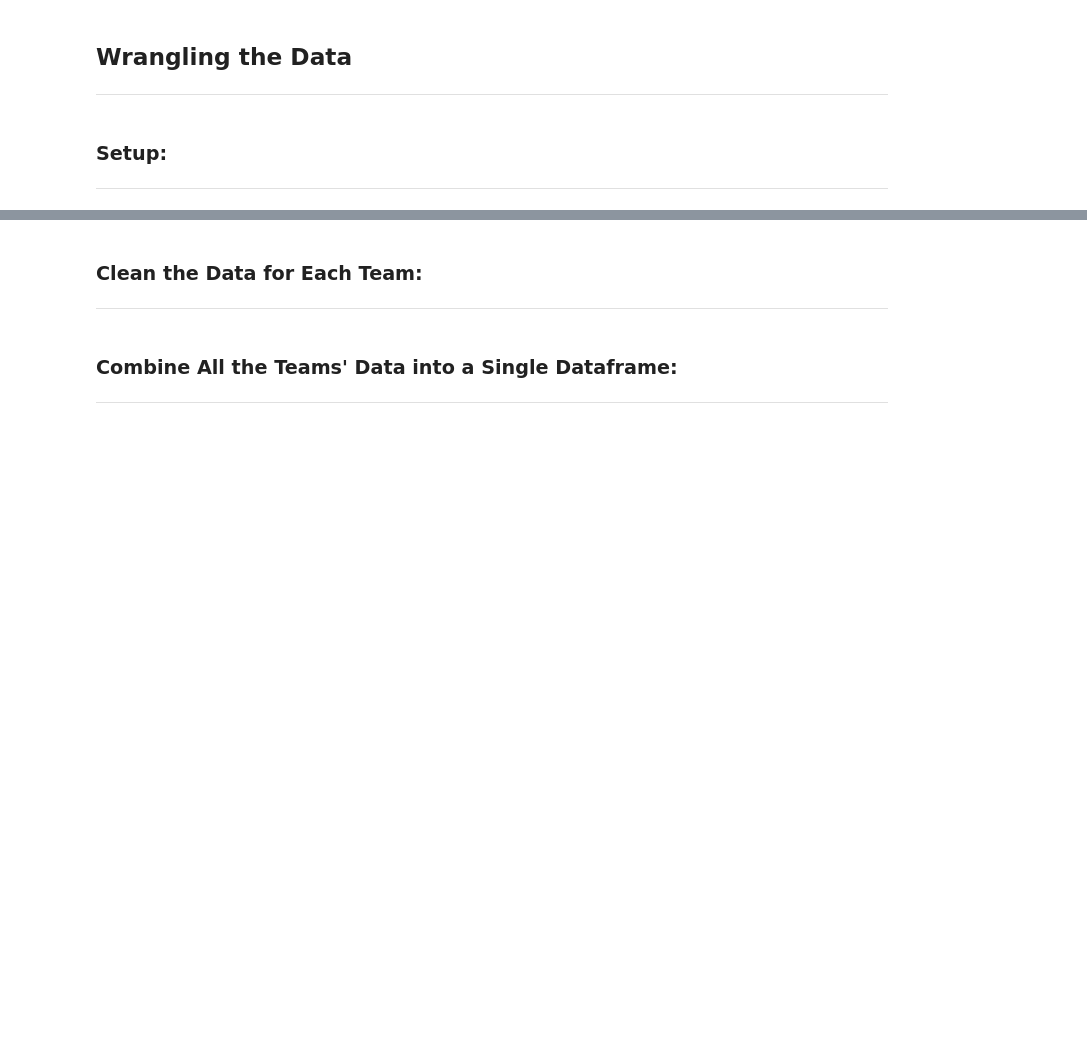
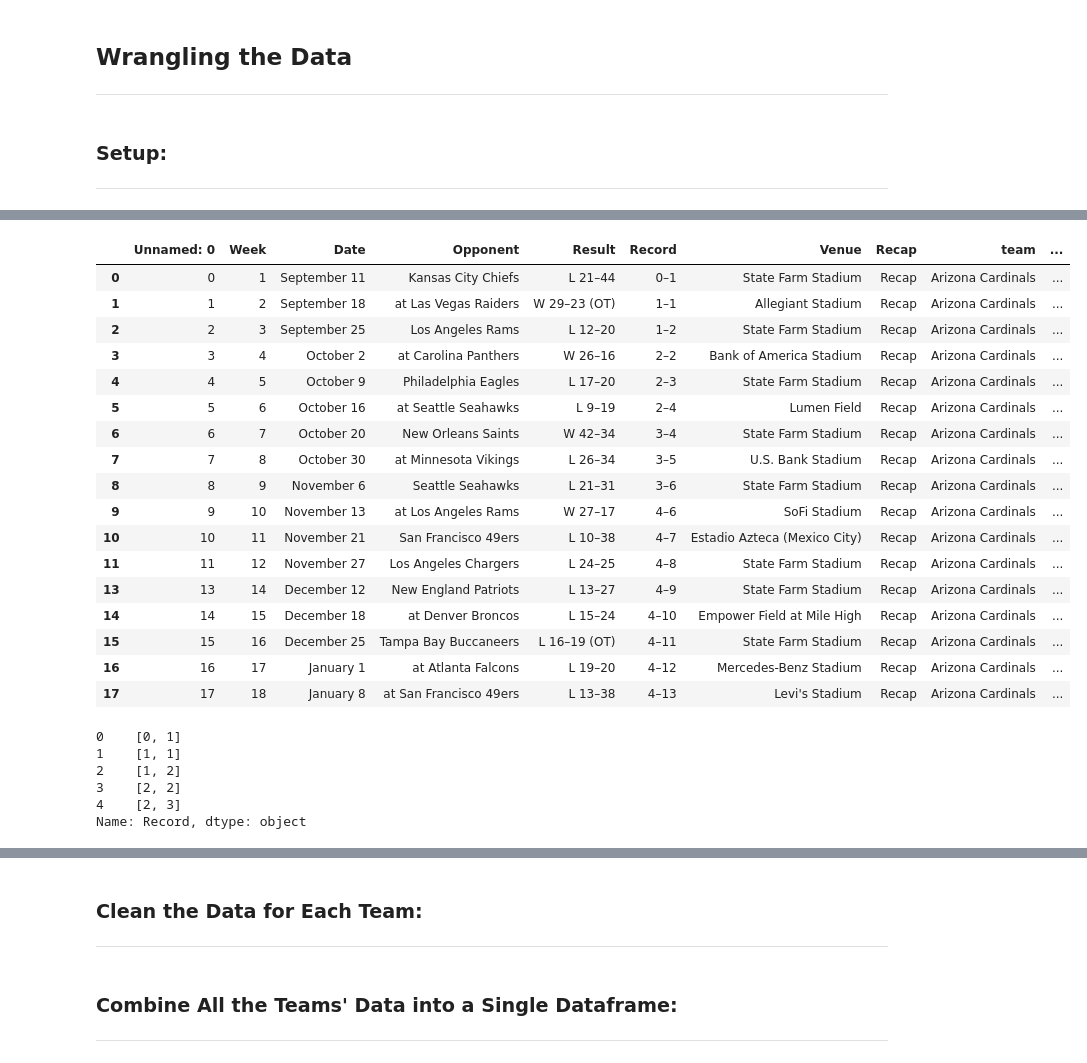
Before and after one commit to cwolf1424/Group_Project_4-NFL_Game_Outcome_Predictor, a Jupyter notebook: 03-Wrangling_Data/Wrangling_Data.ipynb, the cells around one changed output, grey strips where cells are left out. Saved outputs shown, nothing was run; the diff lists cells and outputs as text; code cells hidden in the pictures; blank space fills up the shorter version.

```diff
--- a/03-Wrangling_Data/Wrangling_Data.ipynb
+++ b/03-Wrangling_Data/Wrangling_Data.ipynb
@@ -66,0 +84,34 @@ master_df
+# %%
+# Drop Bye Weeks
+cur_df = cur_df[cur_df["Result"].str.contains("Bye") == False]
+cur_df
+# %% [output]
+|  | Unnamed: 0 | Week | Date | Opponent | Result | Record | Venue | Recap | team | ... |
+| 0 | 0 | 1 | September 11 | Kansas City Chiefs | L 21–44 | 0–1 | State Farm Stadium | Recap | Arizona Cardinals | ... |
+| 1 | 1 | 2 | September 18 | at Las Vegas Raiders | W 29–23 (OT) | 1–1 | Allegiant Stadium | Recap | Arizona Cardinals | ... |
+| 2 | 2 | 3 | September 25 | Los Angeles Rams | L 12–20 | 1–2 | State Farm Stadium | Recap | Arizona Cardinals | ... |
+| 3 | 3 | 4 | October 2 | at Carolina Panthers | W 26–16 | 2–2 | Bank of America Stadium | Recap | Arizona Cardinals | ... |
+| 4 | 4 | 5 | October 9 | Philadelphia Eagles | L 17–20 | 2–3 | State Farm Stadium | Recap | Arizona Cardinals | ... |
+| 5 | 5 | 6 | October 16 | at Seattle Seahawks | L 9–19 | 2–4 | Lumen Field | Recap | Arizona Cardinals | ... |
+| 6 | 6 | 7 | October 20 | New Orleans Saints | W 42–34 | 3–4 | State Farm Stadium | Recap | Arizona Cardinals | ... |
+| 7 | 7 | 8 | October 30 | at Minnesota Vikings | L 26–34 | 3–5 | U.S. Bank Stadium | Recap | Arizona Cardinals | ... |
+| 8 | 8 | 9 | November 6 | Seattle Seahawks | L 21–31 | 3–6 | State Farm Stadium | Recap | Arizona Cardinals | ... |
+| 9 | 9 | 10 | November 13 | at Los Angeles Rams | W 27–17 | 4–6 | SoFi Stadium | Recap | Arizona Cardinals | ... |
+| 10 | 10 | 11 | November 21 | San Francisco 49ers | L 10–38 | 4–7 | Estadio Azteca (Mexico City) | Recap | Arizona Cardinals | ... |
+| 11 | 11 | 12 | November 27 | Los Angeles Chargers | L 24–25 | 4–8 | State Farm Stadium | Recap | Arizona Cardinals | ... |
+| 13 | 13 | 14 | December 12 | New England Patriots | L 13–27 | 4–9 | State Farm Stadium | Recap | Arizona Cardinals | ... |
+| 14 | 14 | 15 | December 18 | at Denver Broncos | L 15–24 | 4–10 | Empower Field at Mile High | Recap | Arizona Cardinals | ... |
+| 15 | 15 | 16 | December 25 | Tampa Bay Buccaneers | L 16–19 (OT) | 4–11 | State Farm Stadium | Recap | Arizona Cardinals | ... |
+| 16 | 16 | 17 | January 1 | at Atlanta Falcons | L 19–20 | 4–12 | Mercedes-Benz Stadium | Recap | Arizona Cardinals | ... |
+| 17 | 17 | 18 | January 8 | at San Francisco 49ers | L 13–38 | 4–13 | Levi's Stadium | Recap | Arizona Cardinals | ... |
+# %%
+# Split Season Wins and Losses
+wl_split = cur_df["Record"].str.split("–")
+wl_split.head(5)
+# %% [output]
+0    [0, 1]
+1    [1, 1]
+2    [1, 2]
+3    [2, 2]
+4    [2, 3]
+Name: Record, dtype: object
```
Also changed, not shown: parts of 12 cells of this notebook.
